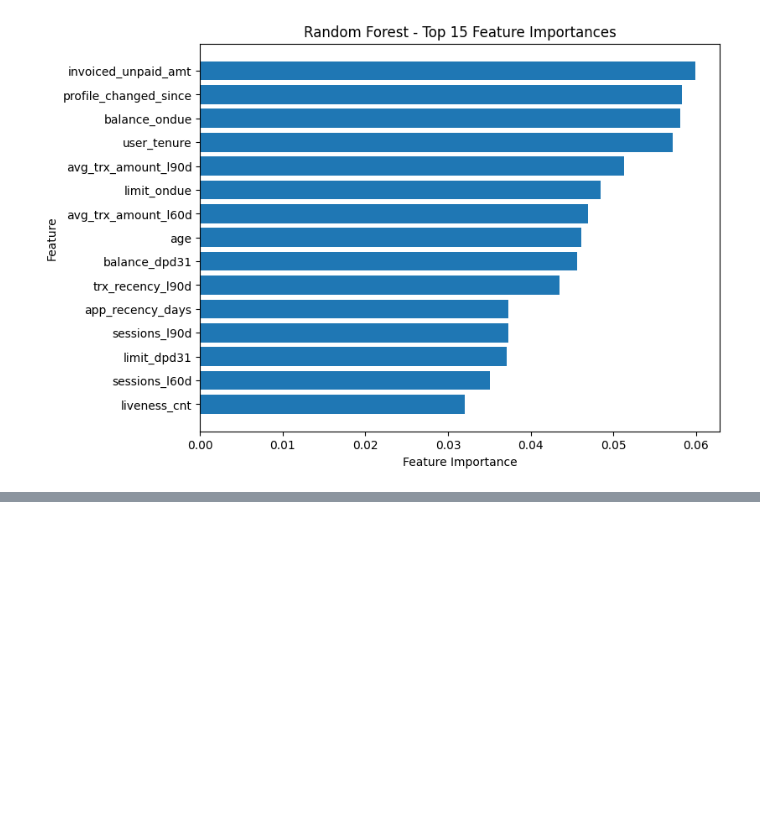
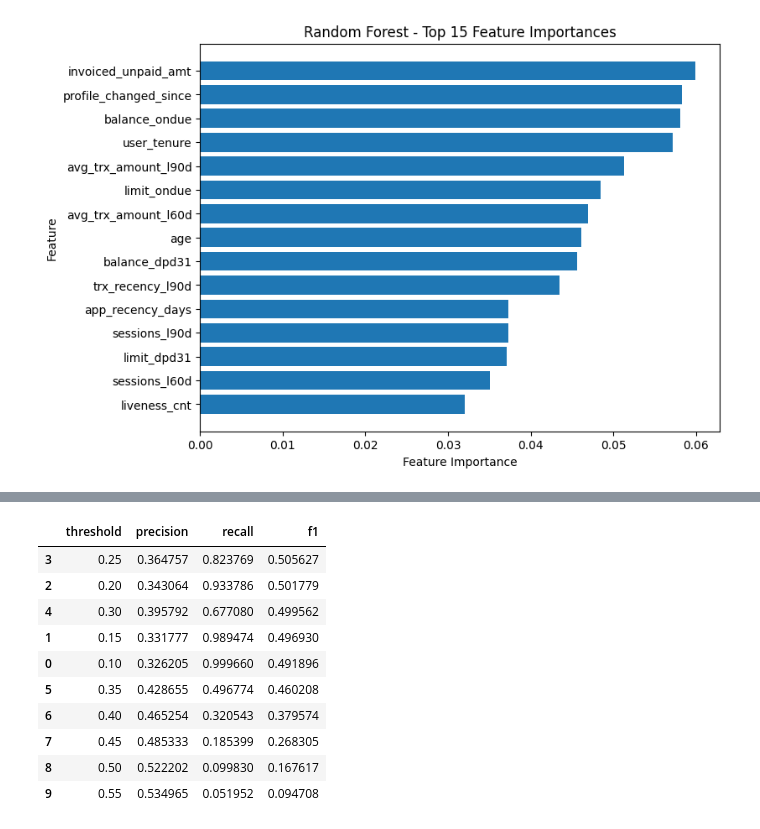
Before and after one commit to Khishigjargal42/toki_ds_task, a Jupyter notebook: notebooks/01_Toki_DPD91_Model.ipynb, the cells around one changed output, grey strips where cells are left out. Cells and saved outputs as stored; diff of their text form; code cells hidden in the pictures; blank space fills up the shorter version.

```diff
--- a/notebooks/01_Toki_DPD91_Model.ipynb
+++ b/notebooks/01_Toki_DPD91_Model.ipynb
@@ -3704,0 +3744,7 @@ plt.show()
+# %%
+y_val_prob_xgb = xgb_model.predict_proba(X_val)[:, 1]
+
+print("Min:", y_val_prob_xgb.min())
+print("Median:", np.median(y_val_prob_xgb))
+print("Mean:", y_val_prob_xgb.mean())
+print("Max:", y_val_prob_xgb.max())
@@ -3704,0 +3784,48 @@ plt.show()
+# %%
+threshold_results_xgb = []
+
+thresholds = np.arange(0.10, 0.91, 0.05)
+
+for threshold in thresholds:
+
+    y_pred_threshold = (
+        y_val_prob_xgb >= threshold
+    ).astype(int)
+
+    threshold_results_xgb.append({
+        "threshold": threshold,
+        "precision": precision_score(
+            y_val,
+            y_pred_threshold,
+            zero_division=0
+        ),
+        "recall": recall_score(
+            y_val,
+            y_pred_threshold,
+            zero_division=0
+        ),
+        "f1": f1_score(
+            y_val,
+            y_pred_threshold,
+            zero_division=0
+        )
+    })
+
+threshold_xgb_df = pd.DataFrame(threshold_results_xgb)
+
+threshold_xgb_df.sort_values(
+    "f1",
+    ascending=False
+).head(10)
+# %% [output]
+|  | threshold | precision | recall | f1 |
+| 3 | 0.25 | 0.364757 | 0.823769 | 0.505627 |
+| 2 | 0.20 | 0.343064 | 0.933786 | 0.501779 |
+| 4 | 0.30 | 0.395792 | 0.677080 | 0.499562 |
+| 1 | 0.15 | 0.331777 | 0.989474 | 0.496930 |
+| 0 | 0.10 | 0.326205 | 0.999660 | 0.491896 |
+| 5 | 0.35 | 0.428655 | 0.496774 | 0.460208 |
+| 6 | 0.40 | 0.465254 | 0.320543 | 0.379574 |
+| 7 | 0.45 | 0.485333 | 0.185399 | 0.268305 |
+| 8 | 0.50 | 0.522202 | 0.099830 | 0.167617 |
+| 9 | 0.55 | 0.534965 | 0.051952 | 0.094708 |
```
Also changed, not shown: parts of 102 cells of this notebook, 2 other files.
